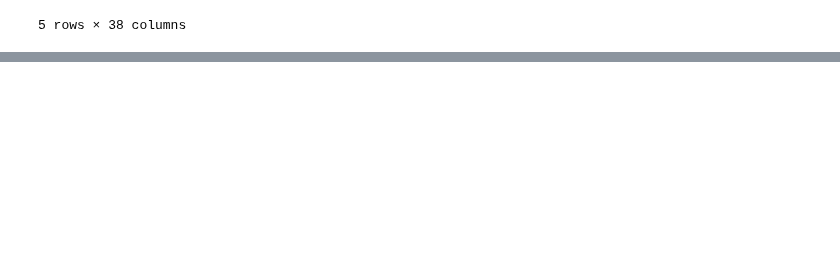
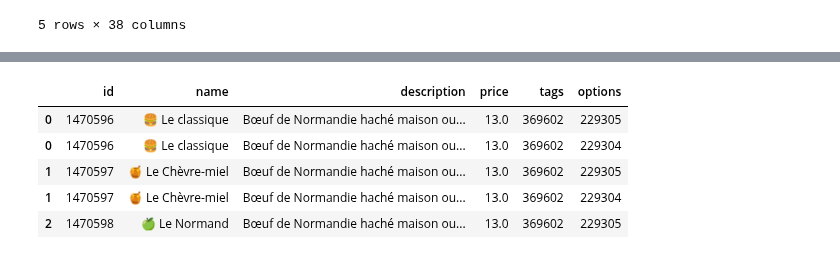
Before and after one commit to IshemZ/Zelty_api, a Jupyter notebook: zelty_dishes.ipynb, the cells around one changed output, grey strips where cells are left out. Cells and saved outputs as stored; diff of their text form; code cells hidden in the pictures; blank space fills up the shorter version.

```diff
--- a/zelty_dishes.ipynb
+++ b/zelty_dishes.ipynb
@@ -113,0 +94,10 @@ df_clean.to_csv('../Zelty_api/Data/zelty_plats_final.csv', index=False)
+# %%
+df_explode = df_clean.explode('options')
+df_explode.head()
+# %% [output]
+|  | id | name | description | price | tags | options |
+| 0 | 1470596 | 🍔 Le classique | Bœuf de Normandie haché maison ou... | 13.0 | 369602 | 229305 |
+| 0 | 1470596 | 🍔 Le classique | Bœuf de Normandie haché maison ou... | 13.0 | 369602 | 229304 |
+| 1 | 1470597 | 🍯 Le Chèvre-miel | Bœuf de Normandie haché maison ou... | 13.0 | 369602 | 229305 |
+| 1 | 1470597 | 🍯 Le Chèvre-miel | Bœuf de Normandie haché maison ou... | 13.0 | 369602 | 229304 |
+| 2 | 1470598 | 🍏 Le Normand | Bœuf de Normandie haché maison ou... | 13.0 | 369602 | 229305 |
```
Also changed, not shown: parts of 3 cells of this notebook, 1 other file.
